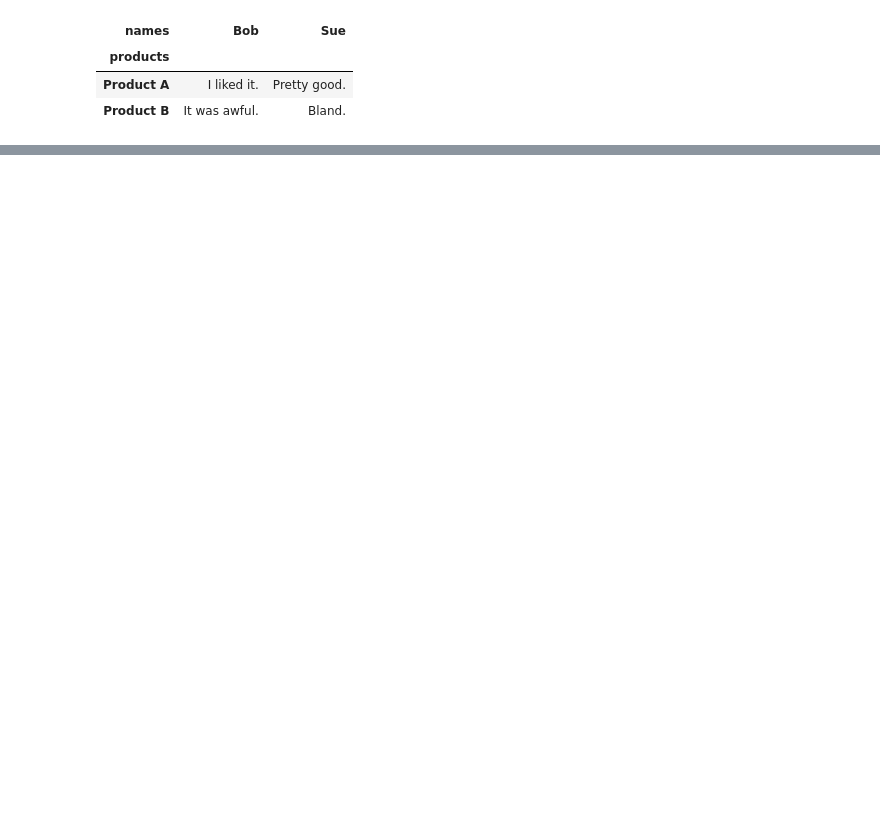
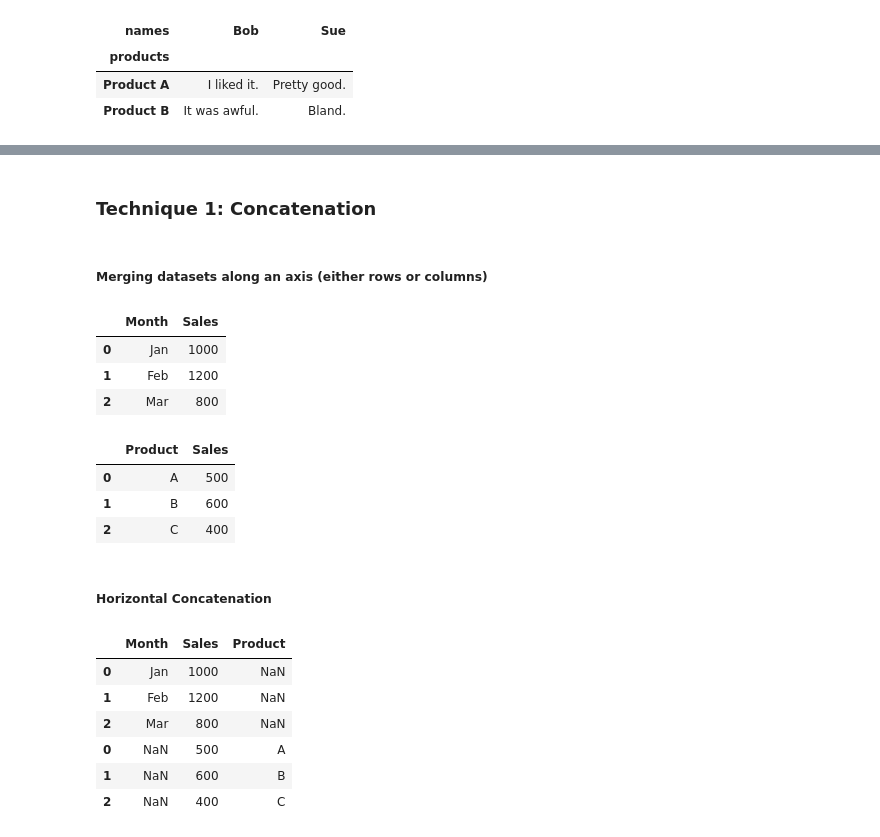
Before and after one commit to ajithpmohan/PythonDataAnalysisVisualization, a Jupyter notebook: pandas/basics.ipynb, the cells around one changed output, grey strips where cells are left out. Cells and saved outputs as stored; diff of their text form; code cells hidden in the pictures; blank space fills up the shorter version.

```diff
--- a/pandas/basics.ipynb
+++ b/pandas/basics.ipynb
@@ -97,0 +102,36 @@ products.rename_axis("products", axis='rows').rename_axis("names", axis='columns
+# %% [markdown]
+### Technique 1: Concatenation
+# %% [markdown]
+ ##### Merging datasets along an axis (either rows or columns)
+# %%
+# Sample dataset 1: Sales data for different months
+monthly_sales_df = pd.DataFrame({'Month': ['Jan', 'Feb', 'Mar'],
+         'Sales': [1000, 1200, 800]})
+monthly_sales_df
+# %% [output]
+|  | Month | Sales |
+| 0 | Jan | 1000 |
+| 1 | Feb | 1200 |
+| 2 | Mar | 800 |
+# %%
+# Sample dataset 2: Sales data for different products
+product_sales_df = pd.DataFrame({'Product': ['A', 'B', 'C'],
+         'Sales': [500, 600, 400]})
+product_sales_df
+# %% [output]
+|  | Product | Sales |
+| 0 | A | 500 |
+| 1 | B | 600 |
+| 2 | C | 400 |
+# %% [markdown]
+##### Horizontal Concatenation
+# %%
+pd.concat([monthly_sales_df, product_sales_df], axis=0)
+# %% [output]
+|  | Month | Sales | Product |
+| 0 | Jan | 1000 | NaN |
+| 1 | Feb | 1200 | NaN |
+| 2 | Mar | 800 | NaN |
+| 0 | NaN | 500 | A |
+| 1 | NaN | 600 | B |
+| 2 | NaN | 400 | C |
```
Also changed, not shown: parts of 28 cells of this notebook, 1 other file.
